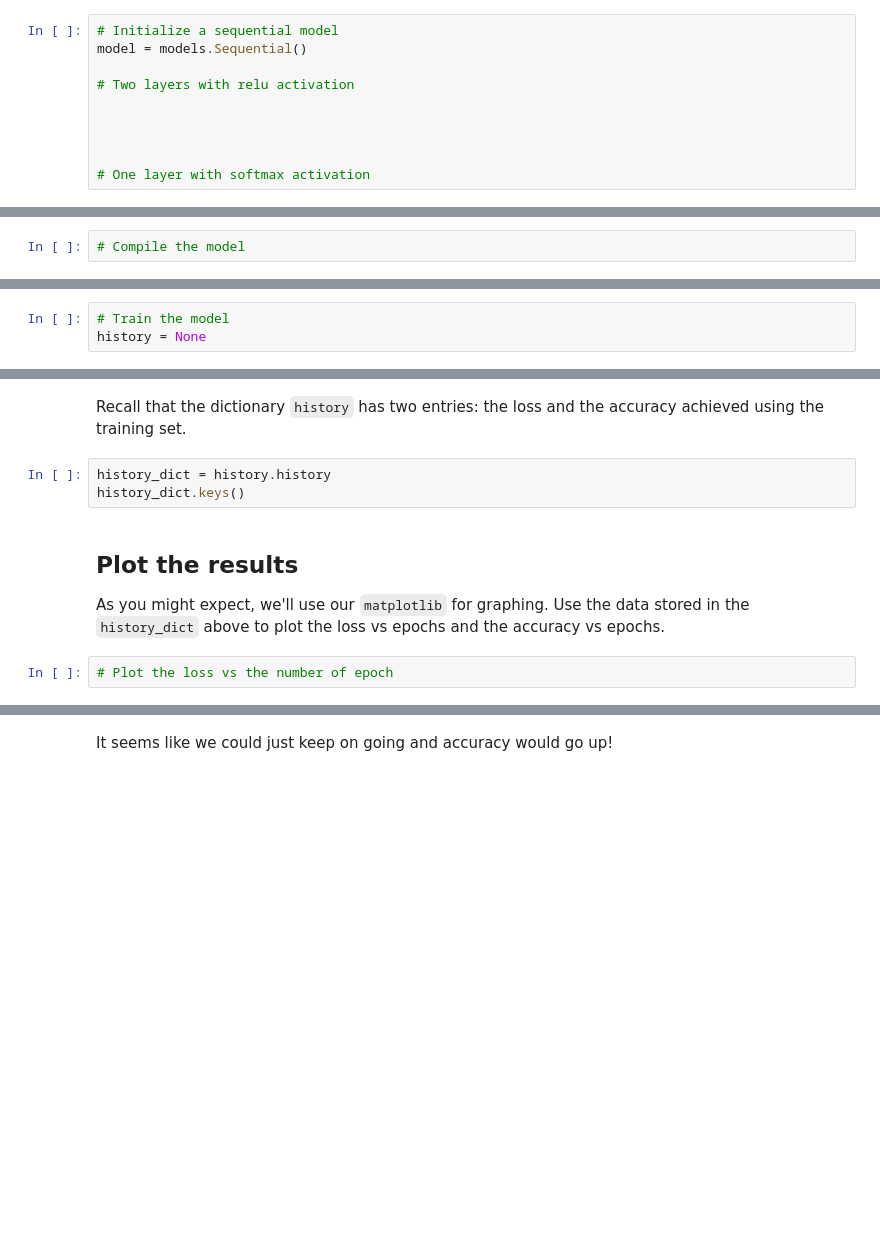
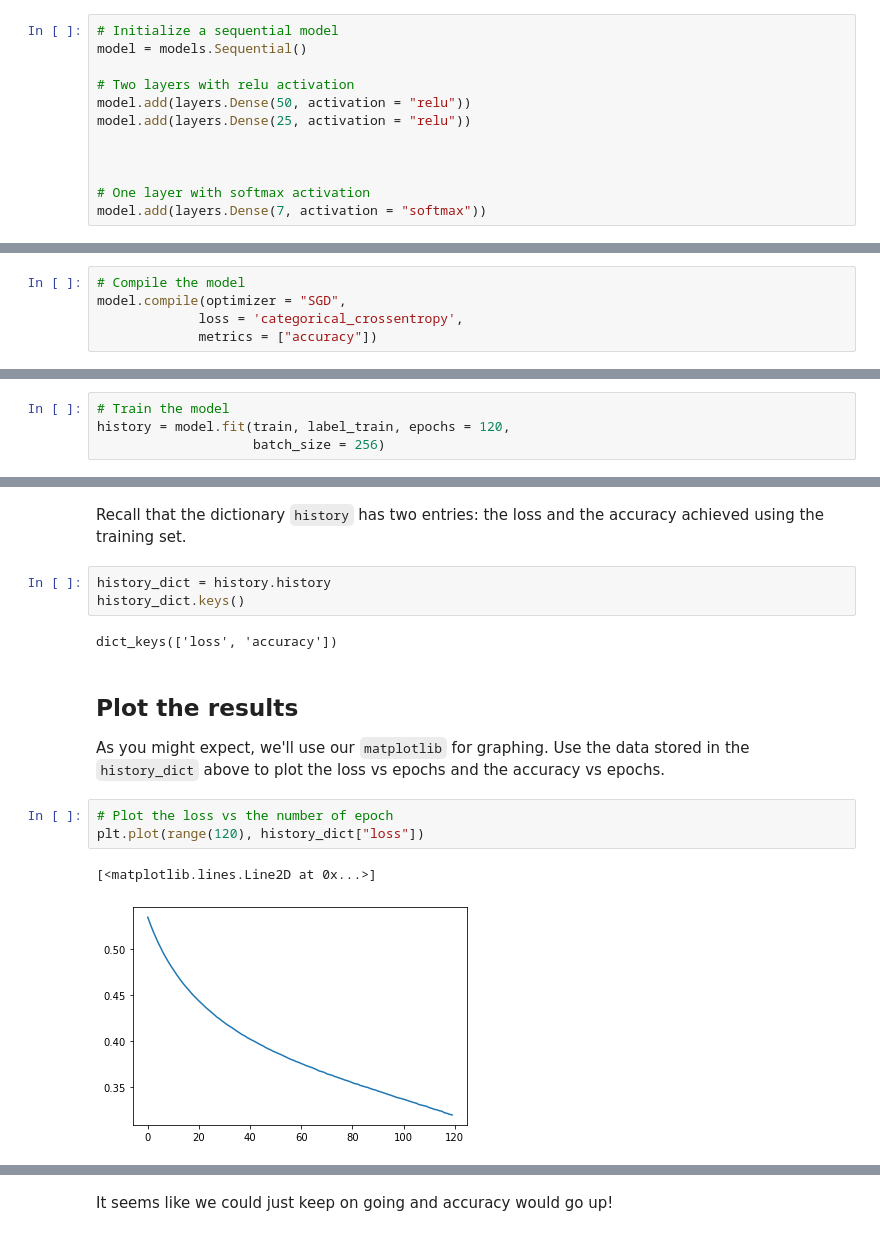
Before and after one commit to 314ka4y/dsc-introduction-to-keras-lab, a Jupyter notebook: index.ipynb, the cells around one changed output, grey strips where cells are left out. Drawn from its saved outputs; the diff is of its cells as text; blank space fills up the shorter version.

```diff
--- a/index.ipynb
+++ b/index.ipynb
@@ -261,17 +261,22 @@ In this example, use two hidden layers with 50 units in the first layer and 25 i
 model = models.Sequential()
 
 # Two layers with relu activation
-
+model.add(layers.Dense(50, activation = "relu"))
+model.add(layers.Dense(25, activation = "relu"))
 
 
 
 # One layer with softmax activation
+model.add(layers.Dense(7, activation = "softmax"))
 # %% [markdown]
 ## Compiling the model
 
 Now, compile the model! This time, use `'categorical_crossentropy'` as the loss function and stochastic gradient descent, `'SGD'` as the optimizer. As in the previous lesson, include the accuracy as a metric.
 # %%
 # Compile the model
+model.compile(optimizer = "SGD",
+             loss = 'categorical_crossentropy',
+             metrics = ["accuracy"])
 # %% [markdown]
 ## Training the model
 
@@ -280,4 +285,5 @@ In the compiler, you'll be passing the optimizer (SGD = stochastic gradient desc
 _Note:_ ⏰ _Your code may take about one to two minutes to run._
 # %%
 # Train the model
-history = None
+history = model.fit(train, label_train, epochs = 120,
+                    batch_size = 256)
@@ -286,11 +310,17 @@ Recall that the dictionary `history` has two entries: the loss and the accuracy
 # %%
 history_dict = history.history
 history_dict.keys()
+# %% [output]
+dict_keys(['loss', 'accuracy'])
 # %% [markdown]
 ## Plot the results
 
 As you might expect, we'll use our `matplotlib` for graphing. Use the data stored in the `history_dict` above to plot the loss vs epochs and the accuracy vs epochs.
 # %%
 # Plot the loss vs the number of epoch
+plt.plot(range(120), history_dict["loss"])
+# %% [output]
+[<matplotlib.lines.Line2D at 0x...>]
+[figure, added]
 # %%
 # Plot the training accuracy vs the number of epochs
```
Also changed, not shown: parts of 4 cells of this notebook.
